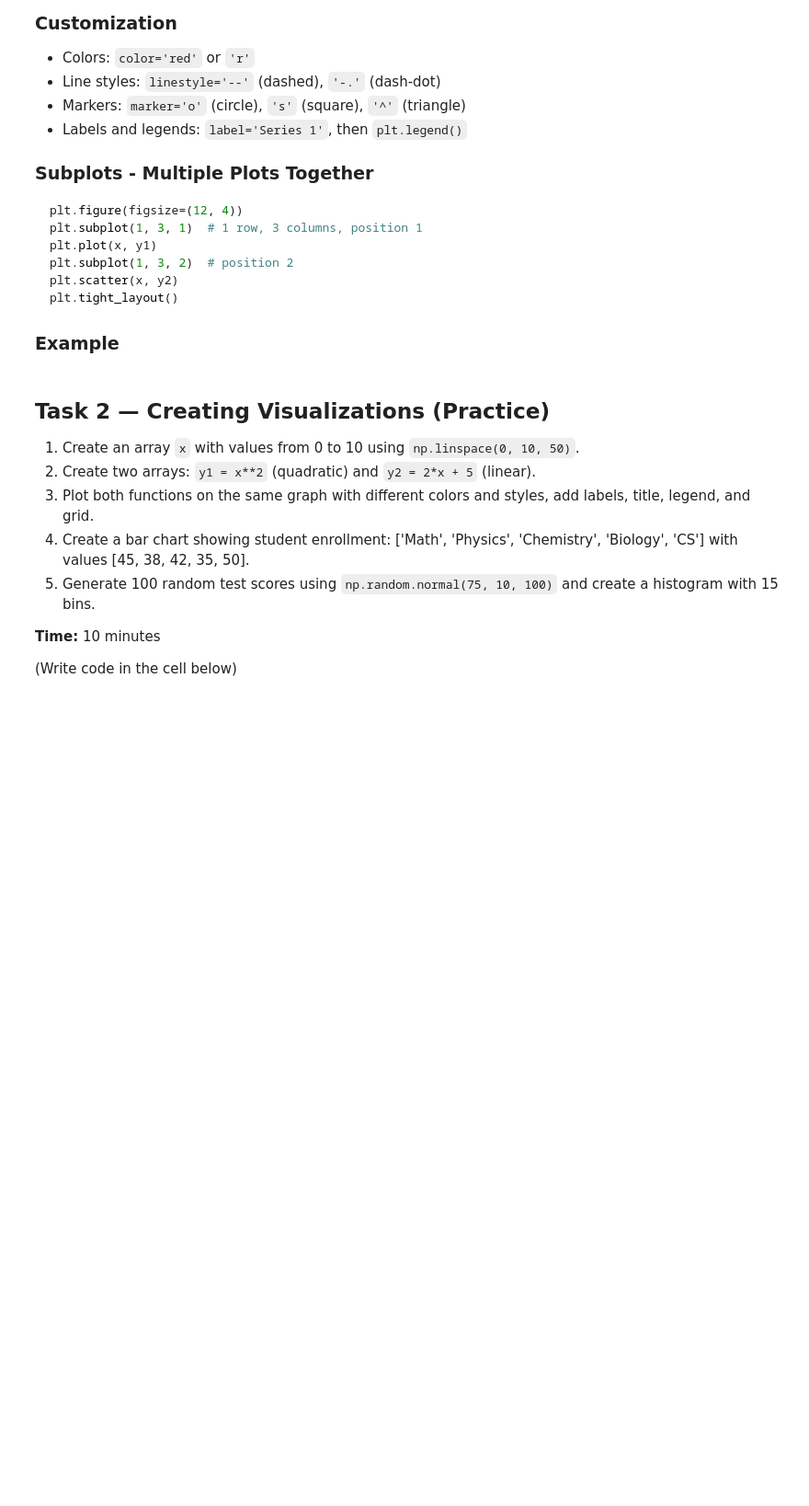
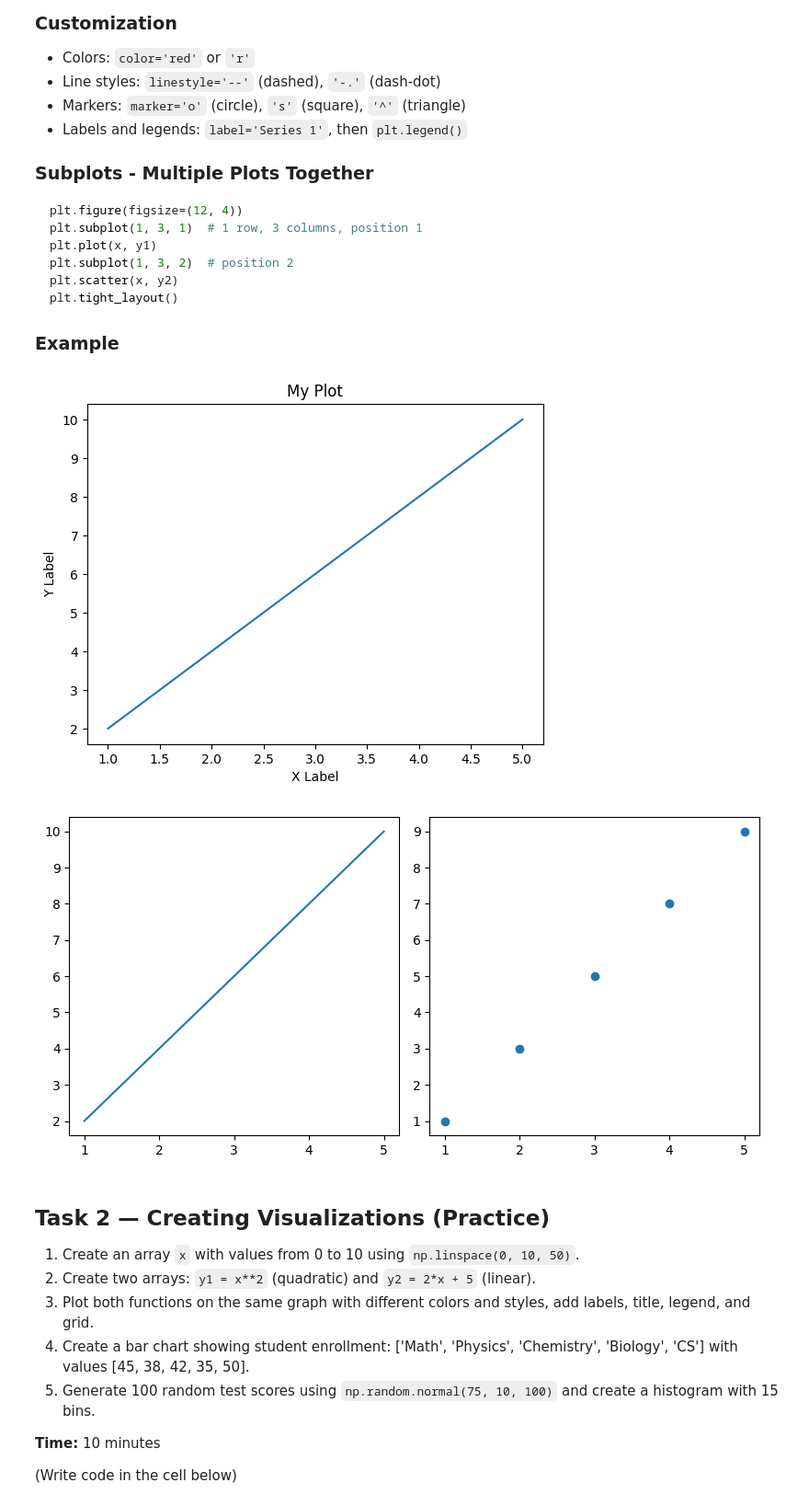
Before and after one commit to pemson-18/intro-to-python, a Jupyter notebook: Python_Worksheet_Part2.ipynb, the cells around one changed output. Shown at 92% size. Drawn from its saved outputs; the diff is of its cells as text; code cells hidden in the pictures; blank space fills up the shorter version.

````diff
--- a/Python_Worksheet_Part2.ipynb
+++ b/Python_Worksheet_Part2.ipynb
@@ -313,6 +313,32 @@ plt.tight_layout()
 ```
 
 ### Example
+# %%
+import matplotlib.pyplot as plt
+
+# Create data
+x = [1, 2, 3, 4, 5]
+y = [2, 4, 6, 8, 10]
+
+# Create plot
+plt.plot(x, y)
+plt.xlabel('X Label')
+plt.ylabel('Y Label')
+plt.title('My Plot')
+plt.show()
+
+y1 = [2, 4, 6, 8, 10]
+y2 = [1, 3, 5, 7, 9]
+
+plt.figure(figsize=(12, 4))
+plt.subplot(1, 3, 1)  # 1 row, 3 columns, position 1
+plt.plot(x, y1)
+plt.subplot(1, 3, 2)  # position 2
+plt.scatter(x, y2)
+plt.tight_layout()
+# %% [output]
+[figure, added]
+[figure, added]
 # %%
 # Example: Basic line plot with Matplotlib
 import numpy as np
````
Also changed, not shown: parts of 1 cell of this notebook.
